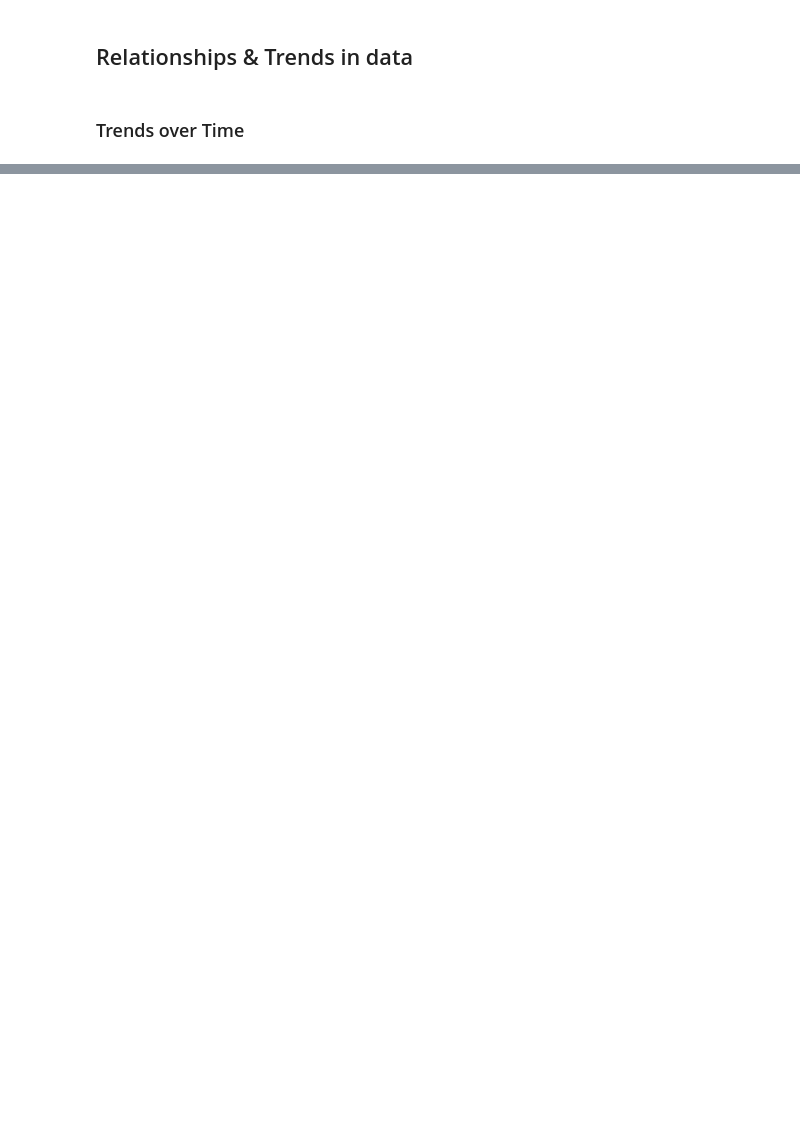
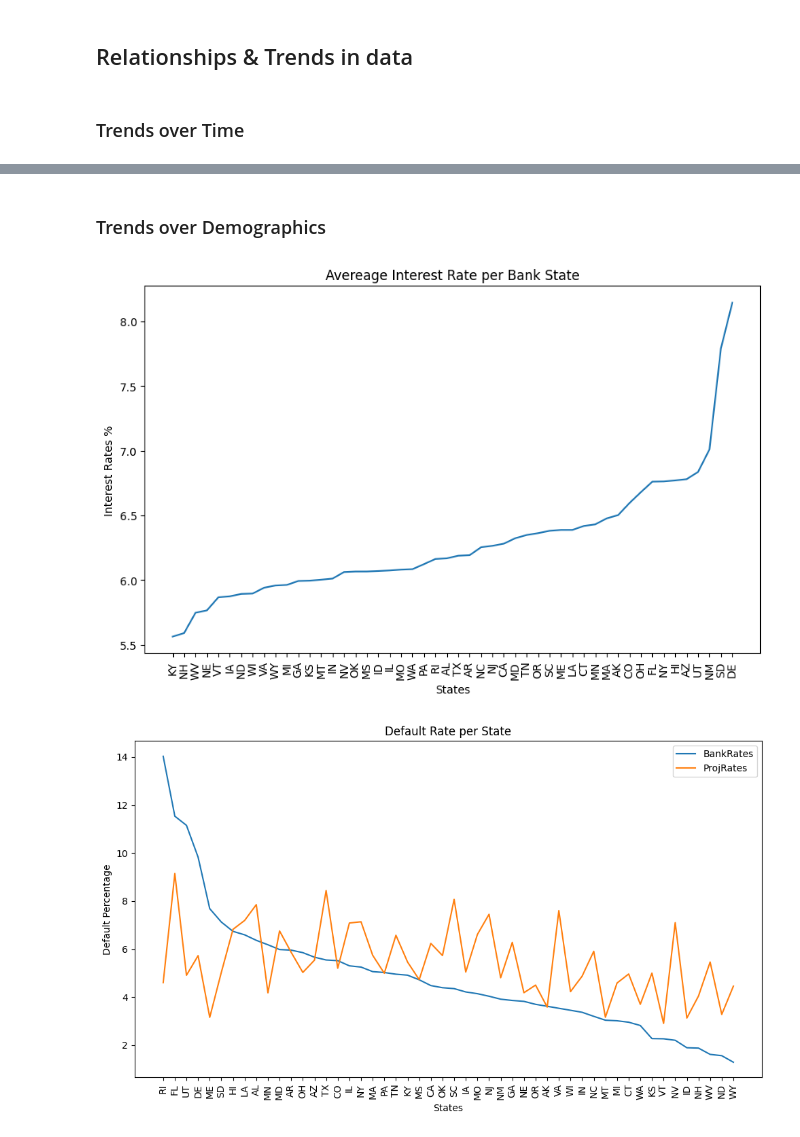
Before and after one commit to DineshDK672/Ryewalk_assignment, a Jupyter notebook: 01_EDA.ipynb, the cells around one changed output, grey strips where cells are left out. Drawn from its saved outputs; the diff is of its cells as text; code cells hidden in the pictures; blank space fills up the shorter version.

```diff
--- a/01_EDA.ipynb
+++ b/01_EDA.ipynb
@@ -305,0 +319,41 @@ plt.show()
+# %% [markdown]
+### Trends over Demographics
+# %%
+# Average Interest Rates per Bank State
+avg_interest = df.groupby('BankState')['InitialInterestRate'].mean().sort_values()
+avg_interest.plot.line(figsize=(10,6))
+plt.title('Avereage Interest Rate per Bank State')
+plt.xlabel("States")
+plt.ylabel('Interest Rates %')
+plt.xticks(range(50), list(avg_interest.index), rotation = 90)
+plt.show()
+
+
+# Default Rate per Bank State and per Project State
+loan_sts_bank = pd.crosstab(df['BankState'], df['LoanStatus'])
+chgoff_rate = pd.DataFrame((loan_sts_bank['CHGOFF']/loan_sts_bank.sum(axis=1))*100)
+chgoff_rate.columns= ['BankRates']
+
+loan_sts_proj = pd.crosstab(df['ProjectState'], df['LoanStatus'])
+chgoff_rate['ProjRates'] = (loan_sts_proj['CHGOFF']/loan_sts_proj.sum(axis=1))*100
+chgoff_rate.sort_values(by='BankRates', ascending=False, inplace=True)
+
+chgoff_rate.plot(kind='line', figsize=(10, 6))
+plt.title("Default Rate per State")
+plt.xlabel("States")
+plt.ylabel("Default Percentage")
+plt.xticks(range(len(chgoff_rate)), list(chgoff_rate.index), rotation=90)
+plt.tight_layout()
+plt.show()
+
+
+# Different Business type per Project State
+b_type_State = pd.crosstab(df['ProjectState'], df['BusinessType'])
+b_type_State.plot(kind='bar', figsize=(10,6), width = 0.8)
+plt.title('Different Business type per Project State')
+plt.xlabel("States")
+plt.ylabel('Number of Business')
+plt.show()
+# %% [output]
+[figure, added]
+[figure, added]
```
Also changed, not shown: parts of 15 cells of this notebook.
